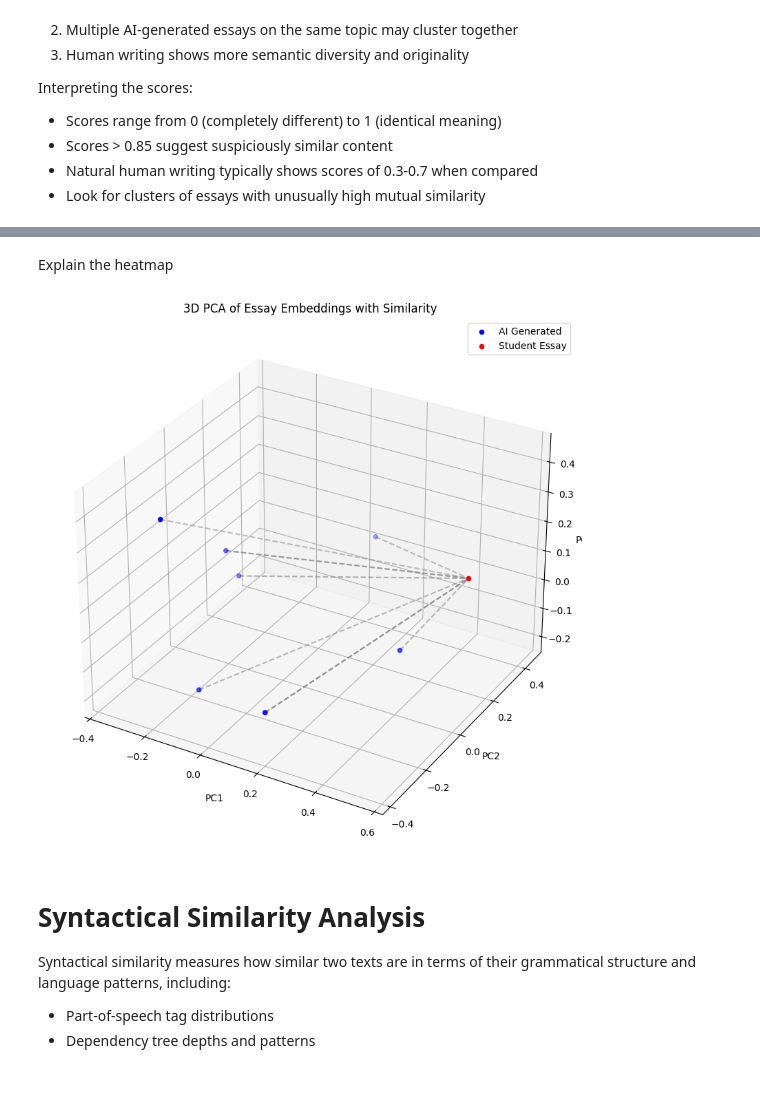
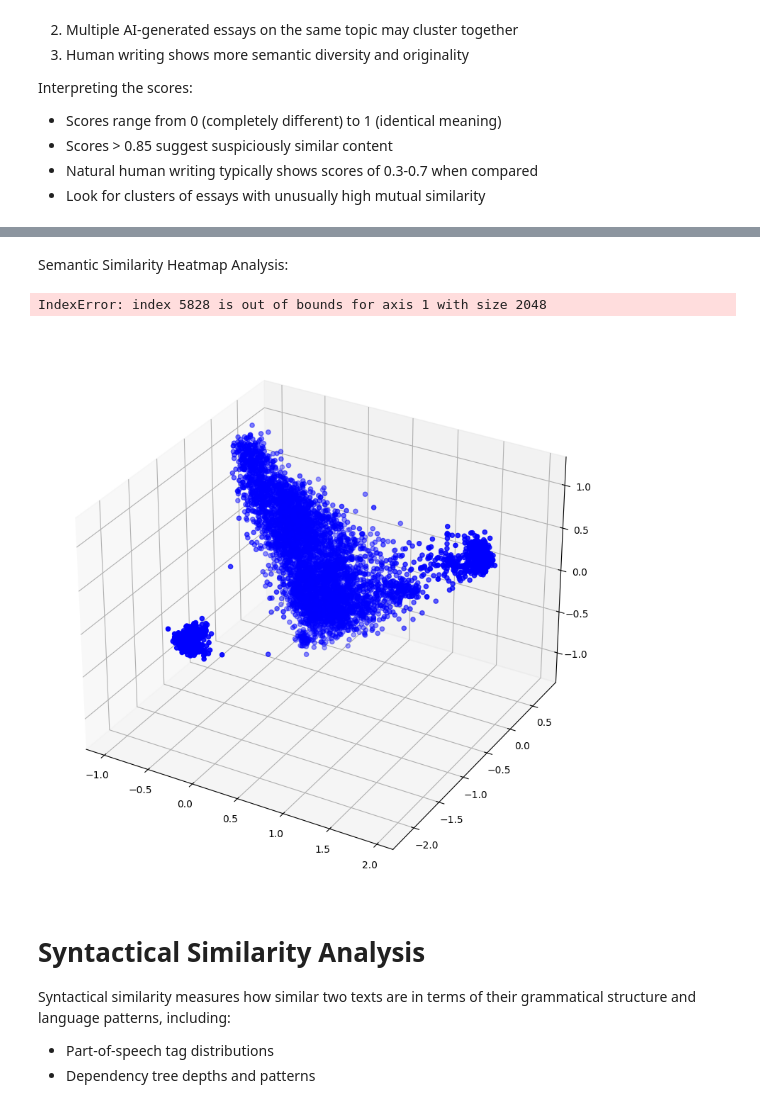
Before and after one commit to 0xHenriksson/essay-detect, a Jupyter notebook: detect.ipynb, the cells around one changed output, grey strips where cells are left out. Drawn from its saved outputs; the diff is of its cells as text; code cells hidden in the pictures.

```diff
--- a/detect.ipynb
+++ b/detect.ipynb
@@ -133,6 +137,7 @@ Please note that authentication is recommended but still optional to access publ
 # load spacy for full scope
 nlp = spacy.load("en_core_web_sm")
 # %%
+#@title
 import numpy as np
 import torch
 import faiss
@@ -153,7 +158,7 @@ class TextEmbedding:
     metadata: Dict = None
 
 class FAISSTextAnalyzer:
-  # answerdotai/ModernBERT-large
+
     def __init__(self, model_name: str = "sentence-transformers/all-mpnet-base-v2"):
         self.device = torch.device("cuda" if torch.cuda.is_available() else "cpu")
         self.tokenizer = AutoTokenizer.from_pretrained(model_name)
@@ -176,7 +181,7 @@ class FAISSTextAnalyzer:
 
     def get_embedding(self, text: str) -> np.ndarray:
         """Generate embedding for a single text."""
-        inputs = self.tokenizer(text, return_tensors="pt", padding=True, truncation=True, max_length=1024)
+        inputs = self.tokenizer(text, return_tensors="pt", padding=True, truncation=True, max_length=512)
         inputs = {k: v.to(self.device) for k, v in inputs.items()}
 
         with torch.no_grad():
@@ -321,8 +326,11 @@ class FAISSTextAnalyzer:
 # %%
 # create an embedding of the model outputs
 # Initialize FAISS analyzer
-# try answerdotai/ModernBERT-large
+
 faiss_analyzer = FAISSTextAnalyzer()
+
+# embed the student essay
+student_embedding = faiss_analyzer.get_embedding(student_essay)
 
 # Create embeddings for all generated essays
 embeddings = []
@@ -330,13 +338,26 @@ for essay in essay_list:
     embedding = faiss_analyzer.get_embedding(essay)
     embeddings.append(embedding)
 
+
+# create embeddings for all of the ai generated essays from the ai_generated_essays list
+for essay in ai_generated_essays[::2]:
+    embedding = faiss_analyzer.get_embedding(essay)
+    embeddings.append(embedding)
+
 # Stack embeddings into matrix
 essay_embeddings = np.vstack(embeddings)
+
+# combine essay_list, and ai_generated_essays
+essay_list.extend(ai_generated_essays[::2])
+# truncate essay list to be <2048 elements
+essay_list = essay_list[:2048]
+
 
 # Add essays to FAISS index for similarity search
 faiss_analyzer.index.reset()
 faiss_analyzer.add_texts(essay_list)
 
+
 # Get similarity matrix for all essays
 similarity_matrix = faiss_analyzer.batch_compare(essay_list)
 # %% [output]
@@ -399,11 +427,12 @@ Interpreting the scores:
 # %%
 # compare semantic similarity
 # Get semantic similarity scores between essays using FAISS analyzer
+from tqdm import tqdm
+
 semantic_scores = []
-for i, essay in enumerate(essay_list[1:]):  # Compare against first essay
+for essay in tqdm(essay_list[1:], desc="comparing essays"):  # tqdm wraps the iterable
     results = faiss_analyzer.compare_texts(student_essay, [essay])
     semantic_scores.append(results['semantic_similarity'][0])
-
-print(f"Semantic similarity scores (compared to original essay):")
-for i, score in enumerate(semantic_scores):
-    print(f"Essay {i+1}: {score:.3f}")
+# print(f"Semantic similarity scores (compared to original essay):")
+# for i, score in enumerate(semantic_scores):
+#     print(f"Essay {i+1}: {score:.3f}")
@@ -440,40 +457,41 @@ plt.show()
-# %% [markdown]
-Explain the heatmap
+# %% [markdown]
+Semantic Similarity Heatmap Analysis:
 # %%
 import matplotlib.pyplot as plt
 from mpl_toolkits.mplot3d import Axes3D
 
 # PCA plot with student essay in red and AI generated in blue, highlighting similarity
 pca = PCA(n_components=3)
 embeddings_3d = pca.fit_transform(essay_embeddings)
 
 fig = plt.figure(figsize=(10, 10))
 ax = fig.add_subplot(111, projection='3d')
 
 # Plot AI-generated essays in blue
 ax.scatter(embeddings_3d[:-1, 0], embeddings_3d[:-1, 1], embeddings_3d[:-1, 2], c='blue', label='AI Generated')
 
 # Plot student essay in red
 ax.scatter(embeddings_3d[-1, 0], embeddings_3d[-1, 1], embeddings_3d[-1, 2], c='red', label='Student Essay')
 
 
 # Highlight similarity using lines connecting points
 student_index = len(embeddings_3d) - 1
 for i in range(len(embeddings_3d)-1):
   ax.plot([embeddings_3d[i, 0], embeddings_3d[student_index,0]],
             [embeddings_3d[i, 1], embeddings_3d[student_index,1]],
             [embeddings_3d[i, 2], embeddings_3d[student_index,2]],
             color='gray', alpha=similarity_matrix[i, student_index], linestyle='--')
 
 ax.set_xlabel('PC1')
 ax.set_ylabel('PC2')
 ax.set_zlabel('PC3')
-ax.set_title('3D PCA of Essay Embeddings with Similarity')
+ax.set_title('3D PCA Semantic Similarity of Essays')
 ax.legend()
 
 plt.show()
 # %% [output]
+IndexError: index 5828 is out of bounds for axis 1 with size 2048
-[figure, old version]
+[figure, new version]
 # %% [markdown]
 # Syntactical Similarity Analysis
 
```
Also changed, not shown: parts of 26 cells of this notebook.
